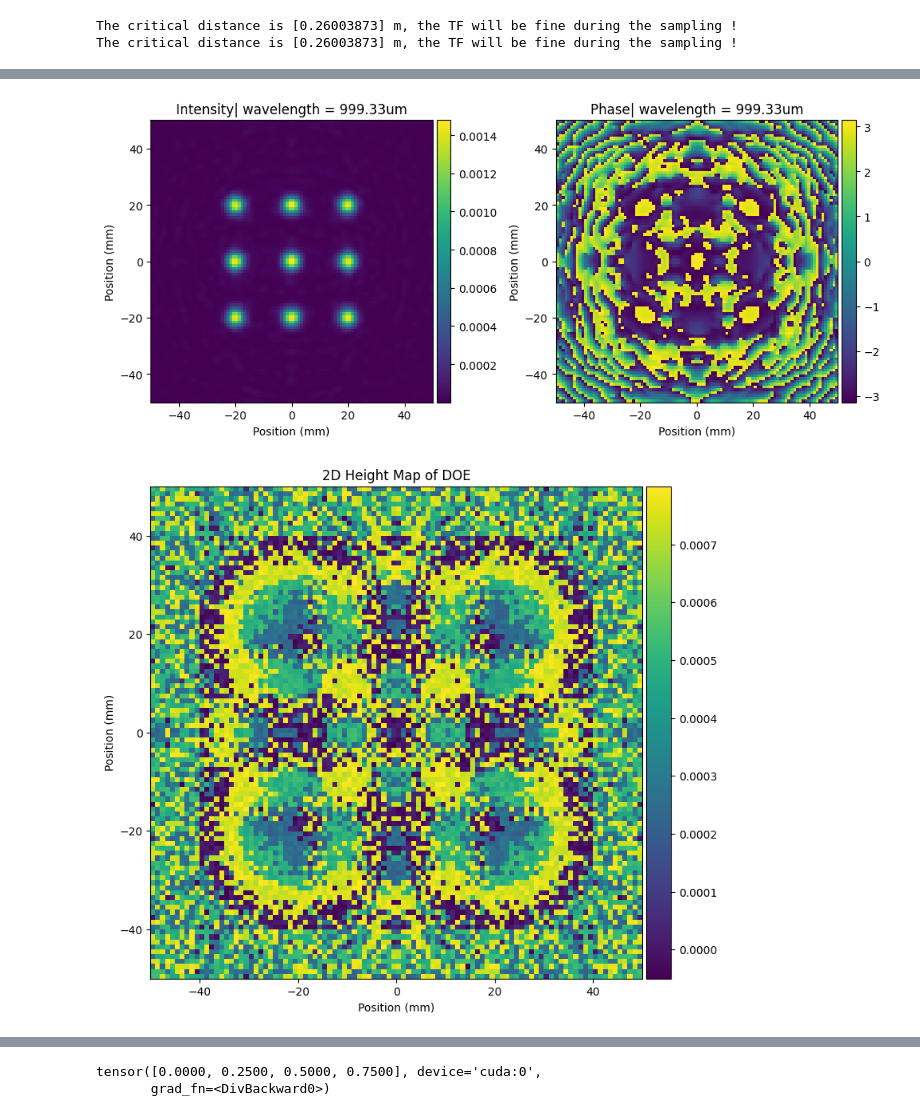
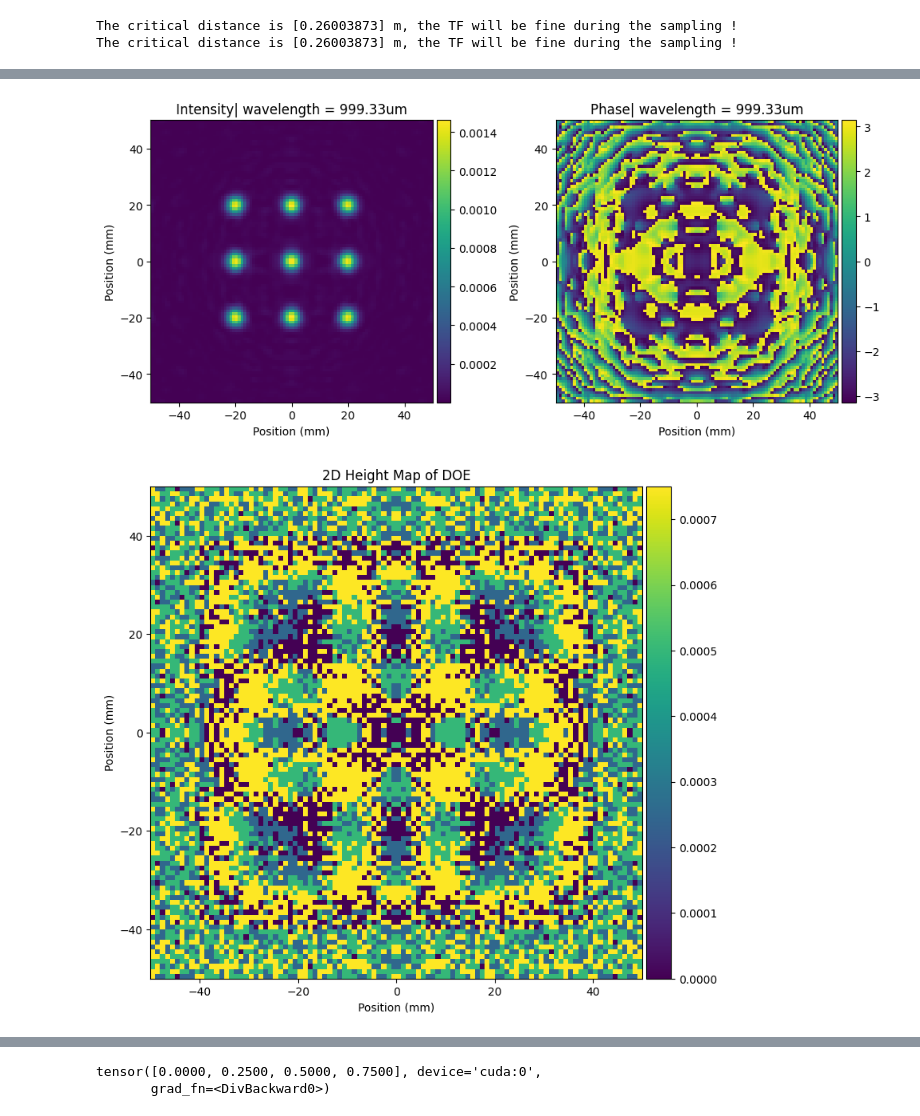
Before and after one commit to sihan-shao/QuantizationAwareTHzDOE, a Jupyter notebook: experiment_four_focal_spots.ipynb, the cells around one changed output, grey strips where cells are left out. Drawn from its saved outputs; the diff is of its cells as text; code cells hidden in the pictures.

```diff
--- a/experiment_four_focal_spots.ipynb
+++ b/experiment_four_focal_spots.ipynb
@@ -46,7 +46,7 @@ doe_params = {
     'look_up_table': None,
     'num_unit': 2,
     'height_constraint_max': 1 * mm,
-    'tolerance': 0.05 * mm,
+    'tolerance': 10 * um,
     'material': [epsilon, tand]
 }
 
@@ -245,6 +245,7 @@ for itr in range(max_itrs):
         #out_field.visualize(flag_axis = True, figsize=(6,6), wavelength=wavelengths)
 
     if loss < best_loss and itr > max_itrs * 0.8:
+        best_setup = setup
         best_loss = loss
         best_field = out_field
 # %% [output]
@@ -268,8 +269,8 @@ The iteration : 5999, Loss: 0.00013935558672528714
 # %%
 best_field.visualize(flag_axis = True, figsize=(10,10), wavelength=wavelengths, intensity=True)
 # %% [output]
-[figure, old version]
+[figure, new version]
 # %%
-setup.doe.visualize(figsize=(8,8))
+best_setup.doe.visualize(figsize=(8,8))
 # %% [output]
-[figure, old version]
+[figure, new version]
```
Also changed, not shown: parts of 15 cells of this notebook, 2 other files.
